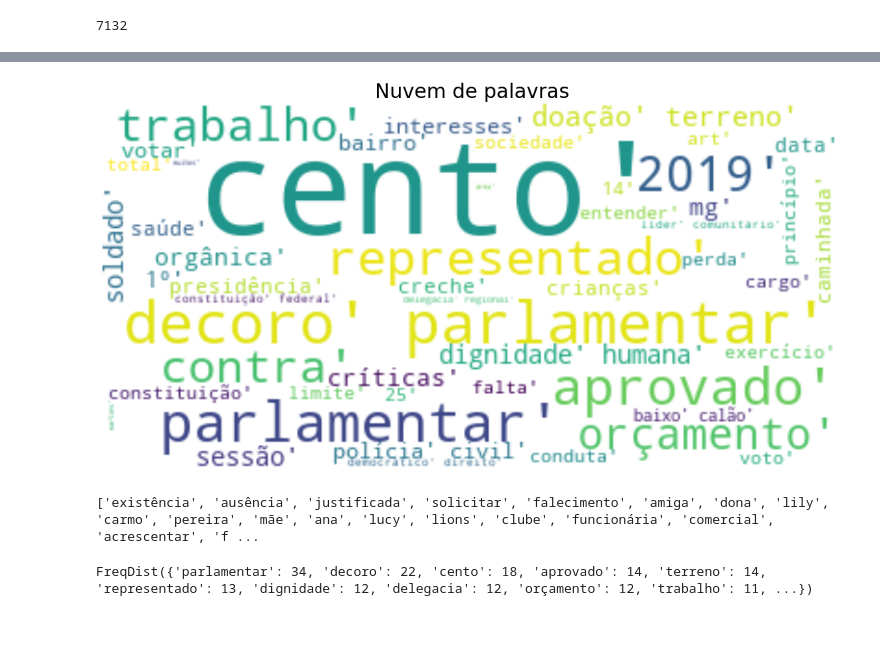
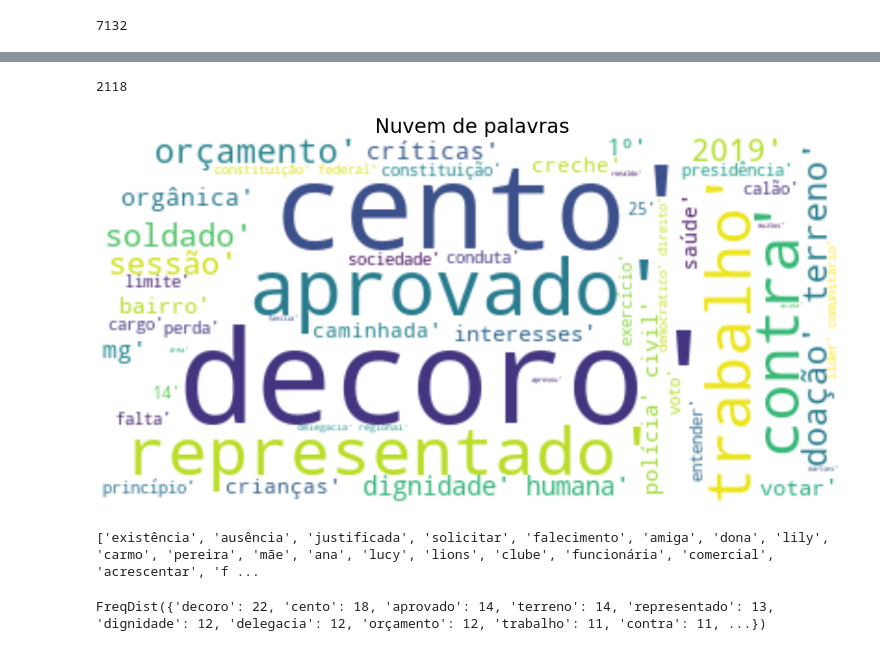
Before and after one commit to MichelAngelo7/NovaLima, a Jupyter notebook: Nuvem de palavras/NuvemDePalavrasPdfMiner.ipynb, the cells around one changed output, grey strips where cells are left out. Drawn from its saved outputs; the diff is of its cells as text; code cells hidden in the pictures.

```diff
--- a/Nuvem de palavras/NuvemDePalavrasPdfMiner.ipynb
+++ b/Nuvem de palavras/NuvemDePalavrasPdfMiner.ipynb
@@ -110,6 +113,7 @@ pontuacao = [
              '‘',
              '’',
              '/',
+             '%',
     '.________________________________________________________',
     '._____________________________________',
     '.___________________________________________',
@@ -181,7 +185,7 @@ stop_words_custom = ['0', '1', '10', '17', '18', '2', '2020', '3', '4', '5', '50
                      'portas','fé','respeito','ajuda','levar','calendário','acompanha','impressionante','substituição','noventa','ano',
                      'atender','atendendo','desde','cinquenta','coloco','sanção','menos','enquanto','amigos','luta','diante','sessenta',
                      'regularizar','seguinte','percentual','algumas','inserido','viu','oitenta','daquela','deixa','ir','encontrava-se',
-                     'explicar','época','intuito',
+                     'explicar','época','intuito','total', 'baixo', 'art','data','parlamentar',
                     ]
 
 
@@ -214,5 +218,5 @@ print(len(resultado2))
 # %%
-resultado3 = [resultado2 for resultado2 in resultado2 if resultado2 not in numero_projetos]
+resultado3 = [resultado2 for resultado2 in resultado2 if resultado2 not in numero_projetos2020]
 # %%
 print(len(resultado3))
 # %% [output]
@@ -220,5 +224,5 @@ print(len(resultado3))
 # %%
-resultado4 = [resultado3 for resultado3 in resultado3 if resultado3 not in stop_words_custom]
+resultado4 = [resultado3 for resultado3 in resultado3 if resultado3 not in numero_projetos2019]
 # %%
 print(len(resultado4))
 # %% [output]
@@ -226,3 +230,9 @@ print(len(resultado4))
+# %%
+resultado5 = [resultado4 for resultado4 in resultado4 if resultado4 not in stop_words_custom]
+# %%
+print(len(resultado5))
+# %% [output]
+2118
 # %%
 #portuguese_stemmer = SnowballStemmer('portuguese')
 # %%
@@ -240,22 +250,22 @@ print(len(resultado4))
 # %%
 def show_wordcloud(data, title = None):
     wordcloud = WordCloud(background_color = 'white', max_words = 50, max_font_size=70).generate(str(data))
     fig = plt.figure(1, figsize=(20,20))
     plt.axis('off')
     plt.title(title, size = 30)
     plt.imshow(wordcloud, interpolation='bilinear')
     plt.show()
     print(data)
 
-show_wordcloud(resultado4,  'Nuvem de palavras')
+show_wordcloud(resultado5,  'Nuvem de palavras')
 # %% [output]
-[figure, old version]
+[figure, new version]
 ['existência', 'ausência', 'justificada', 'solicitar', 'falecimento', 'amiga', 'dona', 'lily', 'carmo', 'pereira', 'mãe', 'ana', 'lucy', 'lions', 'clube', 'funcionária', 'comercial', 'acrescentar', 'f ...
 # %%
-fd = FreqDist(resultado4)
+fd = FreqDist(resultado5)
 fd
 # %% [output]
-FreqDist({'parlamentar': 34, 'decoro': 22, 'cento': 18, 'aprovado': 14, 'terreno': 14, 'representado': 13, 'dignidade': 12, 'delegacia': 12, 'orçamento': 12, 'trabalho': 11, ...})
+FreqDist({'decoro': 22, 'cento': 18, 'aprovado': 14, 'terreno': 14, 'representado': 13, 'dignidade': 12, 'delegacia': 12, 'orçamento': 12, 'trabalho': 11, 'contra': 11, ...})
 # %%
 
 #fd = FreqDist(resultado3).plot()
```
Also changed, not shown: parts of 9 cells of this notebook.
